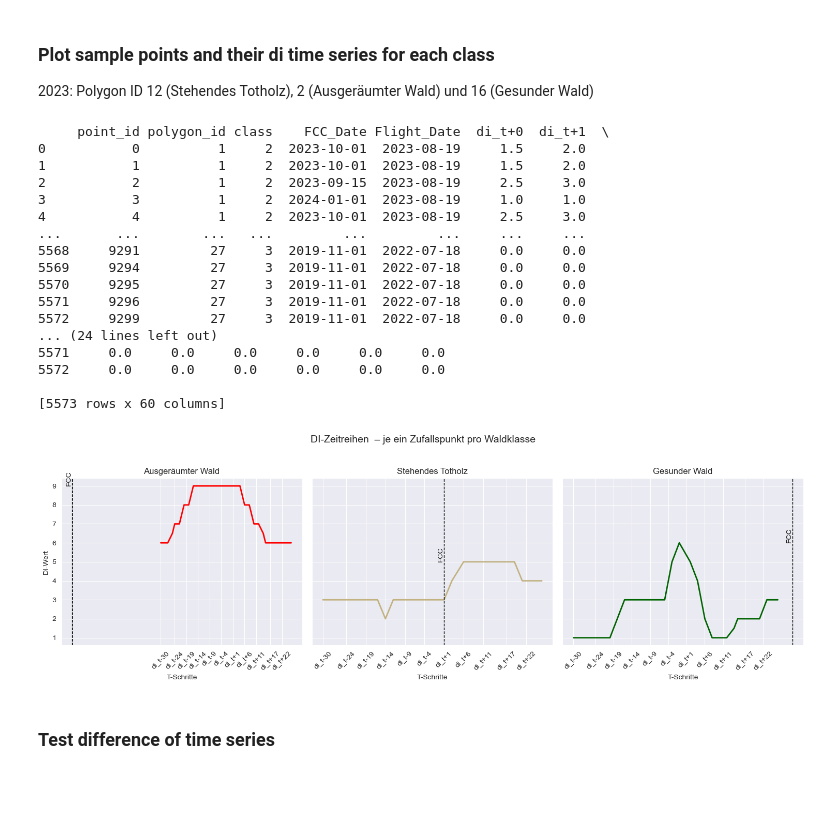
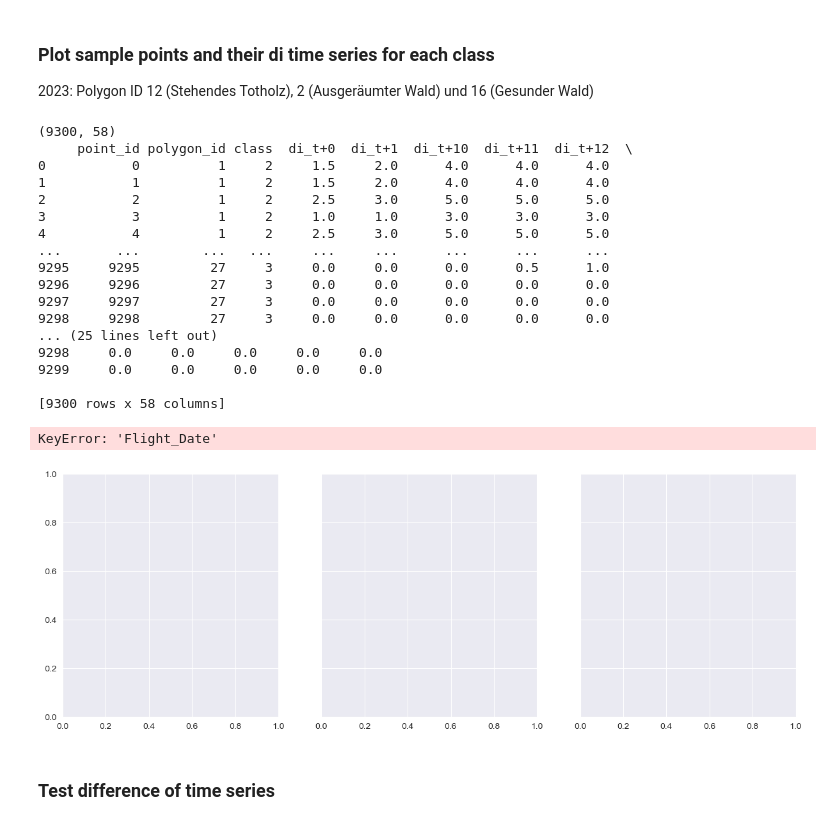
Before and after one commit to chrissikrause/ROOT_project, a Jupyter notebook: Training_Data.ipynb, the cells around one changed output. Cells and saved outputs as stored; diff of their text form; code cells hidden in the pictures; blank space fills up the shorter version.

Commit message:
Modified Training Data generation

```diff
--- a/Training_Data.ipynb
+++ b/Training_Data.ipynb
@@ -228,7 +235,7 @@ Fertig. Verwendet wurden 9300 eindeutige Punkte.
 ## Check if time series differ depending on class (1 cleared areas, 2 standing deadwood, 3 healthy forest)
 # %%
 # Folder where CSVs are stored
-csv_file = "Data_Collection/DI_points_timeseries/combined_time_series.csv"
+csv_file = "Data_Collection/DI_points_timeseries/combined_time_series_12months.csv"
 
 df = pd.read_csv(csv_file)
 
@@ -303,6 +304,8 @@ Length: 77, dtype: datetime64[ns]
 # %%
 # CSV laden
 df = gpd.read_file('Data_Collection/DI_points_timeseries/combined_time_series_wide.csv')
+
+print(df.shape)
 
 # Alle DI-Spalten holen & sortieren
 di_cols = [col for col in df.columns if col.startswith("di_t")]
@@ -319,6 +322,9 @@ df[di_cols] = df[di_cols].bfill(axis=1)
 df[di_cols] = df[di_cols].ffill(axis=1)
 
 print(df)
+
+# Save interpolated df
+#df.to_csv('Data_Collection/DI_points_timeseries/combined_time_series_wide_6months_interpolated.csv', index=False)
 
 # Ziel-Polygone mit Farben
 target_polygons = {
@@ -346,56 +352,51 @@ for ax, (pid, (label, color)) in zip(axes, target_polygons.items()):
     di_values = point[di_cols].values
 
     # Relativer FCC-Wochenwert
     flight_date = pd.to_datetime(point['Flight_Date'], errors='coerce')
     fcc_date = pd.to_datetime(point['FCC_Date'], errors='coerce')
     fcc_rel_week = int(((fcc_date - flight_date).days) // 7)
 
-    # Wenn FCC innerhalb des vorhandenen Zeitraums liegt, zeichne Linie
-    '''
-    if min(rel_weeks) <= fcc_rel_week <= max(rel_weeks):
-        ax.axvline(x=fcc_rel_week, color="black", linestyle="--", linewidth=1)
-        ax.text(fcc_rel_week, max(di_values), "FCC", color="black", rotation=90, ha='right', va='bottom')
-    '''
 
     # Plotten mit relativen Werten als X-Achse
     ax.plot(rel_weeks, di_values, color=color, linewidth=2)
 
     # Vertikale Linie bei FCC, auch wenn sie außerhalb liegt
     ax.axvline(x=fcc_rel_week, color="black", linestyle="--", linewidth=1)
     ax.text(fcc_rel_week, max(di_values), "FCC", color="black", rotation=90, ha='right', va='bottom')
 
     # X-Achse beschriften
     ax.set_xticks(rel_weeks[::5])
     ax.set_xticklabels([f"di_t{w:+}" for w in rel_weeks[::5]], rotation=45)
     ax.set_title(label)
     ax.set_xlabel("T-Schritte")
 
 # Gemeinsame Y-Achse beschriften
 axes[0].set_ylabel("DI-Wert")
 
 # Layout
 plt.suptitle("DI-Zeitreihen  – je ein Zufallspunkt pro Waldklasse", fontsize=14)
 plt.tight_layout(rect=[0, 0, 1, 0.95])
 plt.show()
 # %% [output]
-     point_id polygon_id class    FCC_Date Flight_Date  di_t+0  di_t+1  \
-0           0          1     2  2023-10-01  2023-08-19     1.5     2.0
-1           1          1     2  2023-10-01  2023-08-19     1.5     2.0
-2           2          1     2  2023-09-15  2023-08-19     2.5     3.0
-3           3          1     2  2024-01-01  2023-08-19     1.0     1.0
-4           4          1     2  2023-10-01  2023-08-19     2.5     3.0
-...       ...        ...   ...         ...         ...     ...     ...
-5568     9291         27     3  2019-11-01  2022-07-18     0.0     0.0
-5569     9294         27     3  2019-11-01  2022-07-18     0.0     0.0
-5570     9295         27     3  2019-11-01  2022-07-18     0.0     0.0
-5571     9296         27     3  2019-11-01  2022-07-18     0.0     0.0
-5572     9299         27     3  2019-11-01  2022-07-18     0.0     0.0
-... (24 lines left out)
-5571     0.0     0.0     0.0     0.0     0.0     0.0
-5572     0.0     0.0     0.0     0.0     0.0     0.0
+(9300, 58)
+     point_id polygon_id class  di_t+0  di_t+1  di_t+10  di_t+11  di_t+12  \
+0           0          1     2     1.5     2.0      4.0      4.0      4.0
+1           1          1     2     1.5     2.0      4.0      4.0      4.0
+2           2          1     2     2.5     3.0      5.0      5.0      5.0
+3           3          1     2     1.0     1.0      3.0      3.0      3.0
+4           4          1     2     2.5     3.0      5.0      5.0      5.0
+...       ...        ...   ...     ...     ...      ...      ...      ...
+9295     9295         27     3     0.0     0.0      0.0      0.5      1.0
+9296     9296         27     3     0.0     0.0      0.0      0.0      0.0
+9297     9297         27     3     0.0     0.0      0.0      0.0      0.0
+9298     9298         27     3     0.0     0.0      0.0      0.0      0.0
+... (25 lines left out)
+9298     0.0     0.0     0.0     0.0     0.0
+9299     0.0     0.0     0.0     0.0     0.0
 
-[5573 rows x 60 columns]
+[9300 rows x 58 columns]
+KeyError: 'Flight_Date'
-[figure, old version]
+[figure, new version]
 # %% [markdown]
 ### Test difference of time series
 # %%
```
Also changed, not shown: parts of 7 cells of this notebook.
